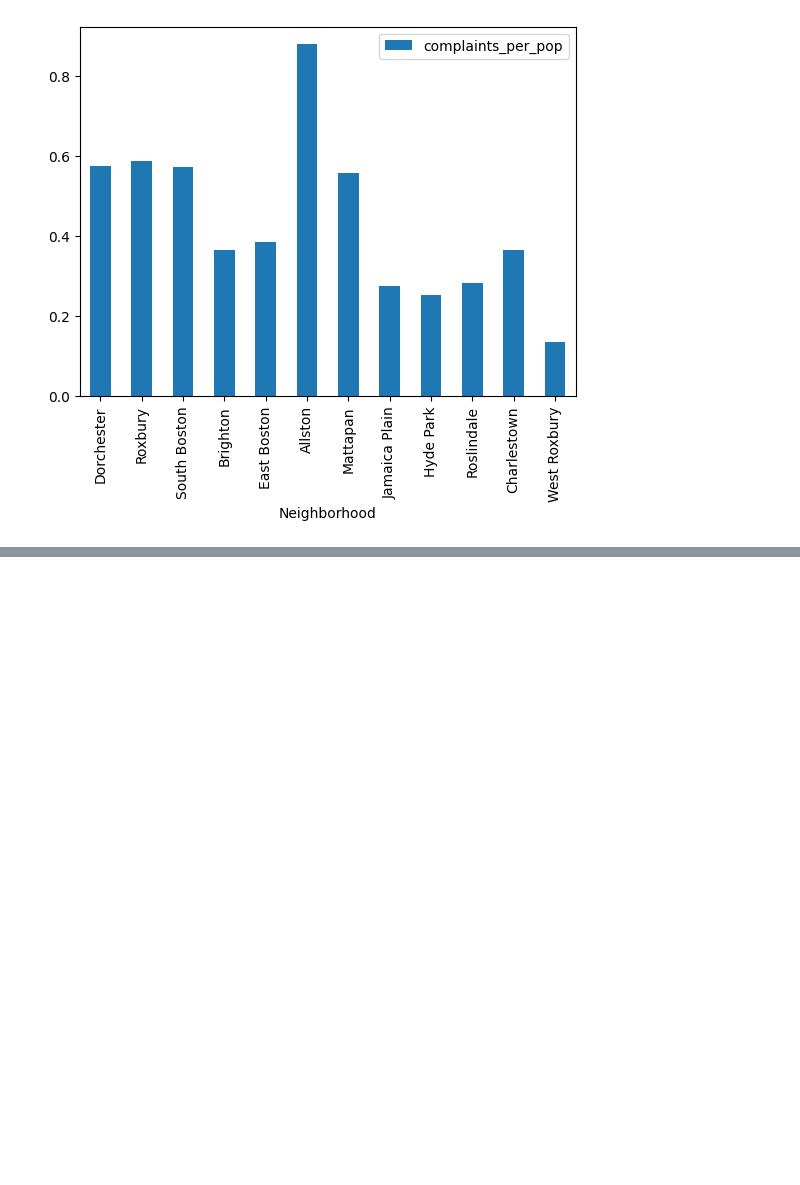
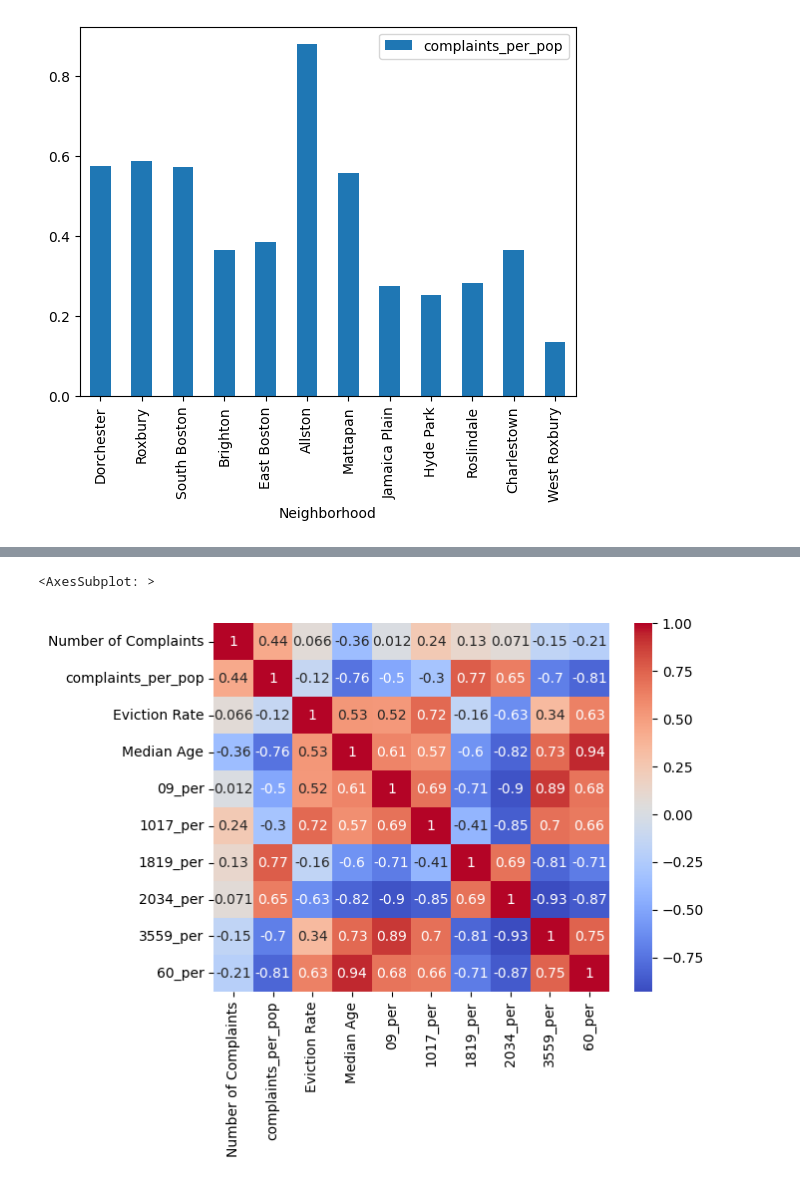
Before and after one commit to BU-Spark/ds-councilor-breadon-bad-landlords2, a Jupyter notebook: spring23-team-2/deliverables/deliverable_3/extension.ipynb, the cells around one changed output, grey strips where cells are left out. Cells and saved outputs as stored; diff of their text form; code cells hidden in the pictures; blank space fills up the shorter version.

```diff
--- a/spring23-team-2/deliverables/deliverable_3/extension.ipynb
+++ b/spring23-team-2/deliverables/deliverable_3/extension.ipynb
@@ -181,3 +186,20 @@ per_neighborhood_high
+# %%
+#for columns that are percentages, remove the % sign and convert to float
+per_neighborhood_high['09_per'] = per_neighborhood_high['09_per'].str.replace('%', '').astype(float)
+per_neighborhood_high['1017_per'] = per_neighborhood_high['1017_per'].str.replace('%', '').astype(float)
+per_neighborhood_high['1819_per'] = per_neighborhood_high['1819_per'].str.replace('%', '').astype(float)
+per_neighborhood_high['2034_per'] = per_neighborhood_high['2034_per'].str.replace('%', '').astype(float)
+per_neighborhood_high['3559_per'] = per_neighborhood_high['3559_per'].str.replace('%', '').astype(float)
+per_neighborhood_high['60_per'] = per_neighborhood_high['60_per'].str.replace('%', '').astype(float)
+# %%
+
+#plot the correlation matrix
+import seaborn as sns
+corr = per_neighborhood_high.corr()
+sns.heatmap(corr , annot=True, cmap='coolwarm')
+# %% [output]
+<AxesSubplot: >
+[figure, added]
 # %%
 education_df = pd.read_csv('/Users/abhishektiwari/Desktop/sem2/CS506/code/ds-councilor-breadon-bad-landlords2/spring23-team-2/data/2015-2019_neighborhood_tables_2021.12.21/Educational Attainment-Table 1.csv')
 education_df
```
Also changed, not shown: parts of 10 cells of this notebook, 1 other file.
